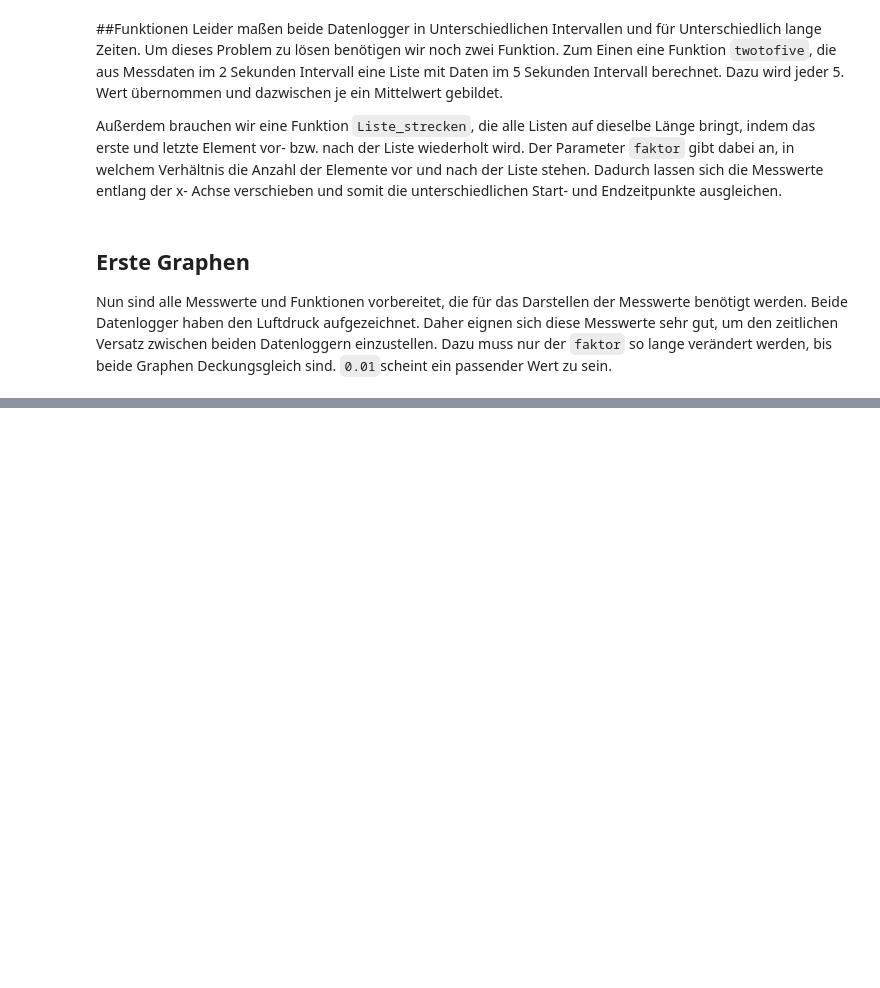
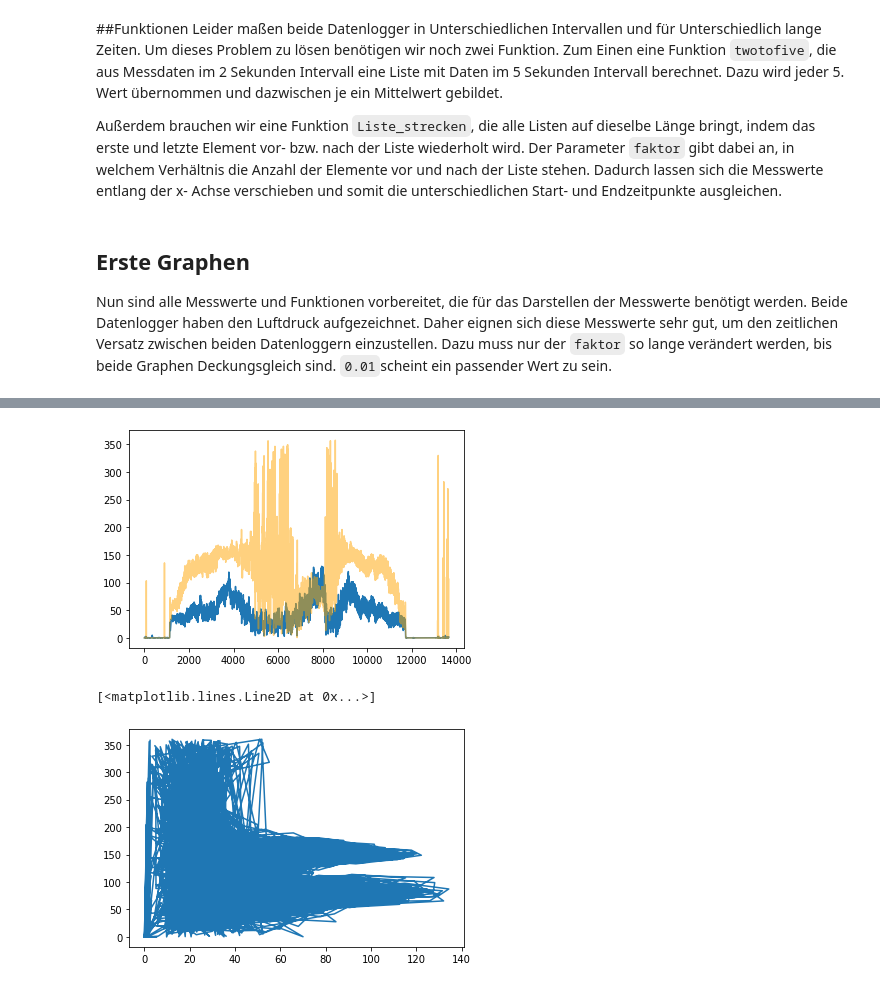
Before and after one commit to henrigeuer/stratosphaerenflug, a Jupyter notebook: strato_auswerung.ipynb, the cells around one changed output, grey strips where cells are left out. Drawn from its saved outputs; the diff is of its cells as text; code cells hidden in the pictures; blank space fills up the shorter version.

```diff
--- a/strato_auswerung.ipynb
+++ b/strato_auswerung.ipynb
@@ -161,0 +198,10 @@ plt.show()
+# %%
+#Intervall x
+plt.plot(time, twotofive(strato_speed))
+plt.plot(time, twotofive(strato_course), color= "orange", alpha = 0.5)
+plt.show()
+plt.plot(strato_speed, strato_course)
+# %% [output]
+[figure, added]
+[<matplotlib.lines.Line2D at 0x...>]
+[figure, added]
```
Also changed, not shown: parts of 8 cells of this notebook.
